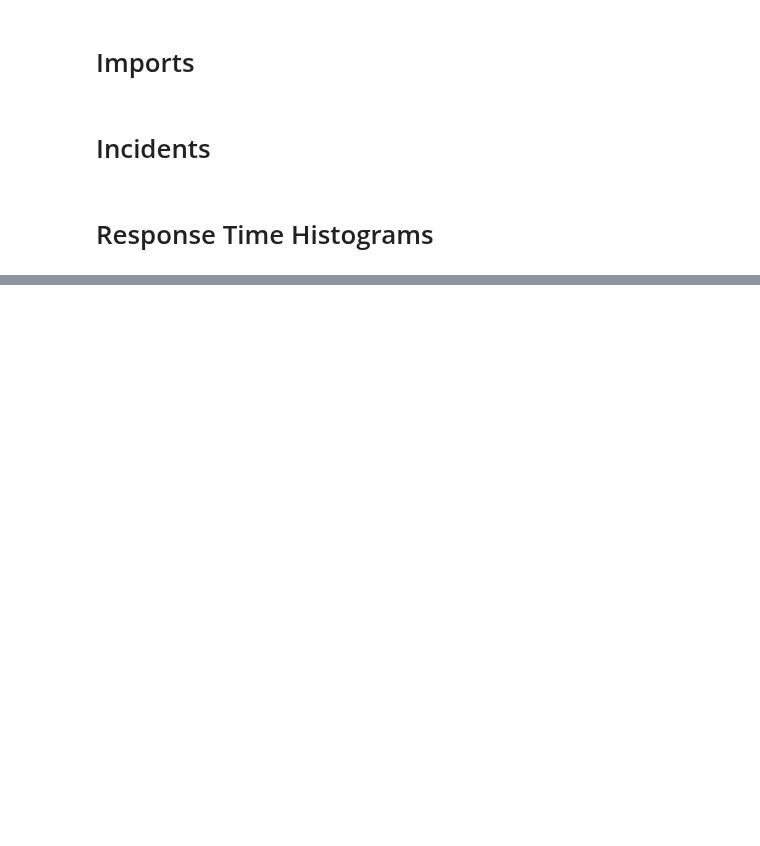
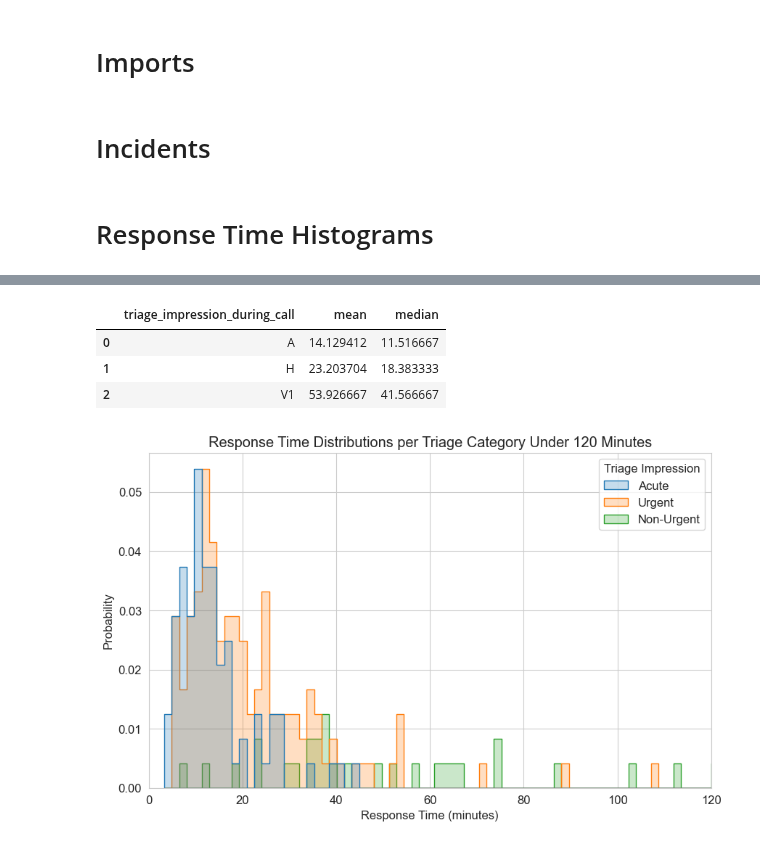
Before and after one commit to Emergency-Optimizers/Data-Processing, a Jupyter notebook: source/simulator_analysis/temp_simulator_analysis.ipynb, the cells around one changed output, grey strips where cells are left out. Saved outputs shown, nothing was run; the diff lists cells and outputs as text; code cells hidden in the pictures; blank space fills up the shorter version.

```diff
--- a/source/simulator_analysis/temp_simulator_analysis.ipynb
+++ b/source/simulator_analysis/temp_simulator_analysis.ipynb
@@ -62,0 +71,47 @@ FileNotFoundError: [Errno 2] No such file or directory: './metrics/metrics_2024-
+# %%
+stats = data.groupby('triage_impression_during_call')['total_response_time'].agg(['mean', 'median']).reset_index()
+stats['mean'] = stats['mean'] / 60
+stats['median'] = stats['median'] / 60
+stats
+# %% [output]
+|  | triage_impression_during_call | mean | median |
+| 0 | A | 14.129412 | 11.516667 |
+| 1 | H | 23.203704 | 18.383333 |
+| 2 | V1 | 53.926667 | 41.566667 |
+# %%
+# Convert 'total_response_time' from seconds to minutes
+data['total_response_time_minutes'] = data['total_response_time'] / 60
+
+# Update the mapping if there are any new categories or to correct any missing ones
+category_mapping = {
+    'A': 'Acute',
+    'H': 'Urgent',
+    'V1': 'Non-Urgent'
+}
+
+# Apply the mapping
+data['Triage Impression'] = data['triage_impression_during_call'].map(category_mapping)
+
+sns.set_style("whitegrid")
+plt.figure(figsize=(10, 6))
+
+# Use the converted 'total_response_time_minutes' for plotting
+hist_plot = sns.histplot(
+    data=data,
+    x='total_response_time_minutes',  # Updated to use minutes
+    hue='Triage Impression',
+    element="step",
+    stat="probability",
+    common_norm=True,
+    palette="tab10",
+    bins=100  # Adjusted bin size to a reasonable number based on the minute scale
+)
+
+plt.title('Response Time Distributions per Triage Category Under 120 Minutes')
+plt.xlabel('Response Time (minutes)')
+plt.ylabel('Probability')
+plt.xlim(left=0, right=120)  # This is now correct since we're plotting in minutes
+
+plt.show()
+# %% [output]
+[figure, added]
```
Also changed, not shown: parts of 3 cells of this notebook, 1 other file.
